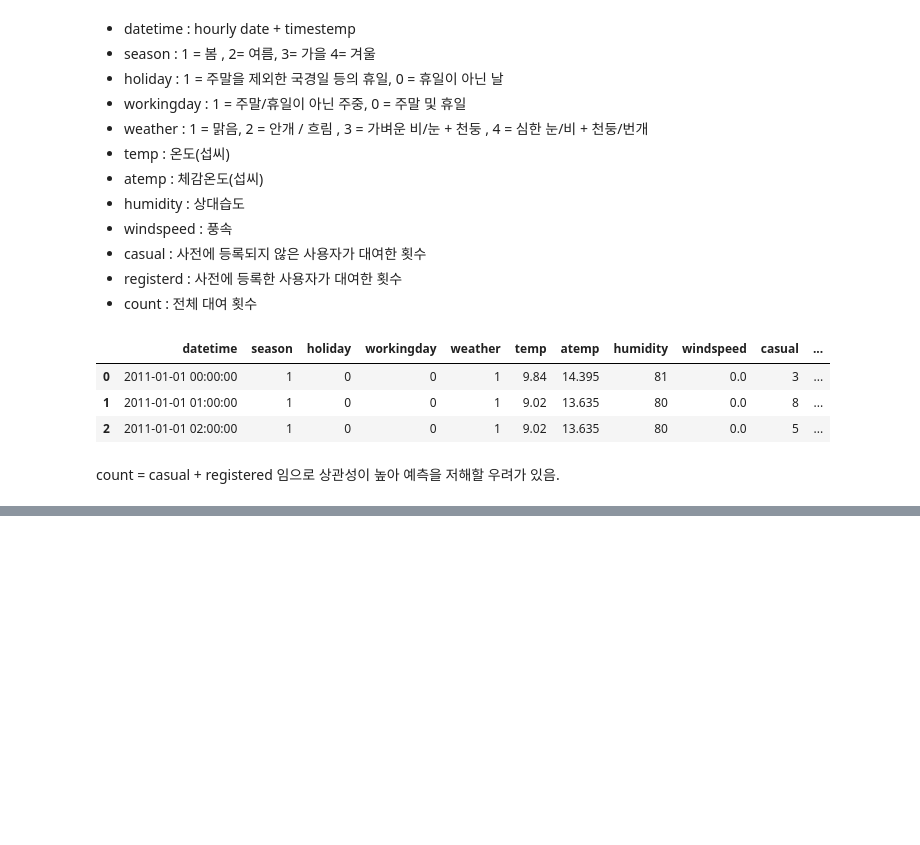
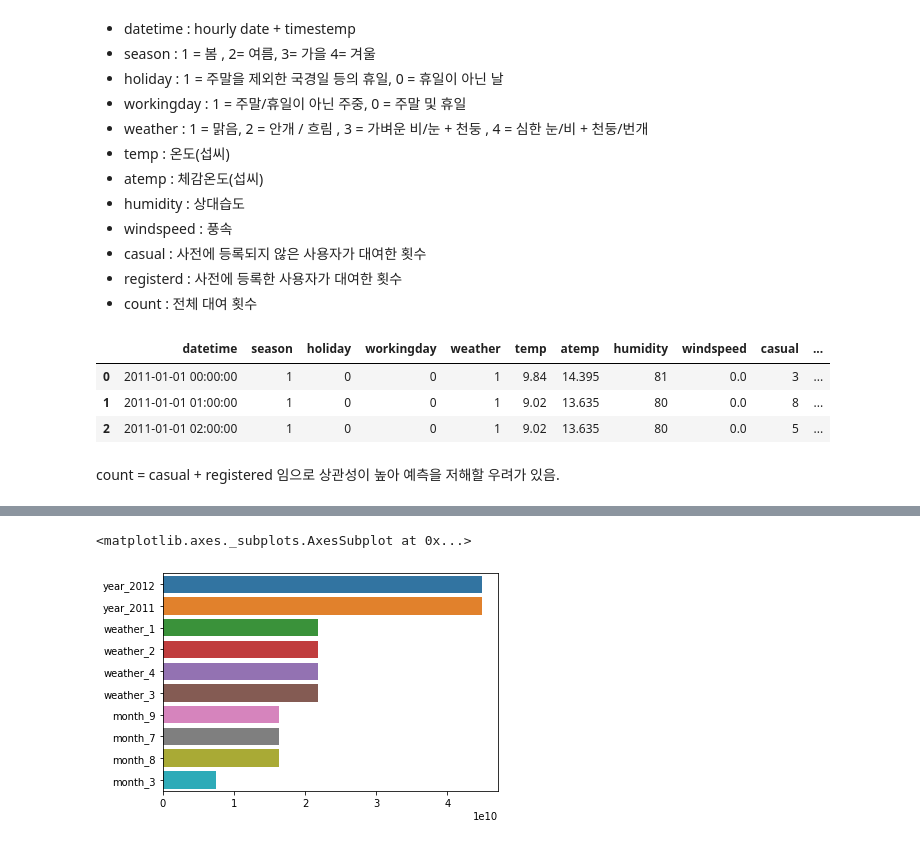
Before and after one commit to imji0319/new_python, a Jupyter notebook: DS_Series/DS_ML_guide/bikeDemand.ipynb, the cells around one changed output, grey strips where cells are left out. Drawn from its saved outputs; the diff is of its cells as text; code cells hidden in the pictures; blank space fills up the shorter version.

```diff
--- a/DS_Series/DS_ML_guide/bikeDemand.ipynb
+++ b/DS_Series/DS_ML_guide/bikeDemand.ipynb
@@ -101,0 +177,5 @@ def evaluate_regr(y, pred) :
+# %%
+# year, month, hour, holiday, woringday, season, weather : 원-핫 인코딩
+
+X_features_ohe = pd.get_dummies(x_features, columns = ['year', 'month', 'hour',
+                                                       'holiday','workingday','season', 'weather'])
@@ -101,0 +196,4 @@ def evaluate_regr(y, pred) :
+# %%
+lr = LinearRegression()
+ridge = Ridge(alpha = 10)
+lasso = Lasso(alpha = 0.01)
@@ -101,0 +212,7 @@ def evaluate_regr(y, pred) :
+# %%
+coef = pd.Series(lr.coef_, index = X_features_ohe.columns)
+coef_sort = coef.sort_values(ascending = False)[:10]
+sns.barplot(coef_sort.values, y = coef_sort.index)
+# %% [output]
+<matplotlib.axes._subplots.AxesSubplot at 0x...>
+[figure, added]
```
Also changed, not shown: parts of 15 cells of this notebook.
